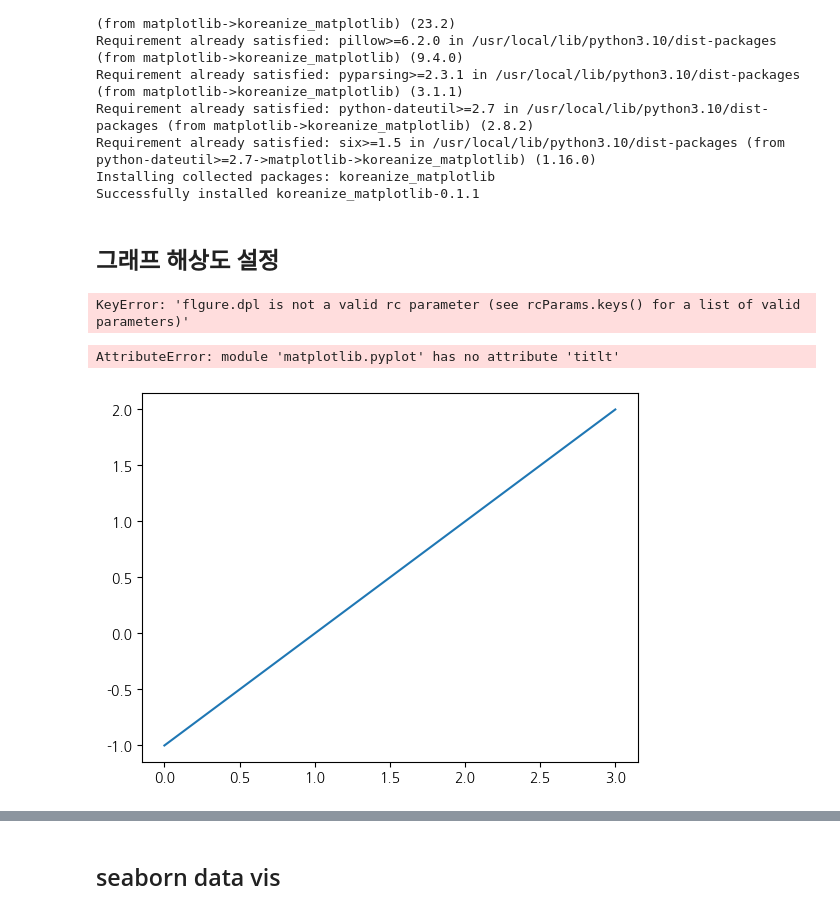
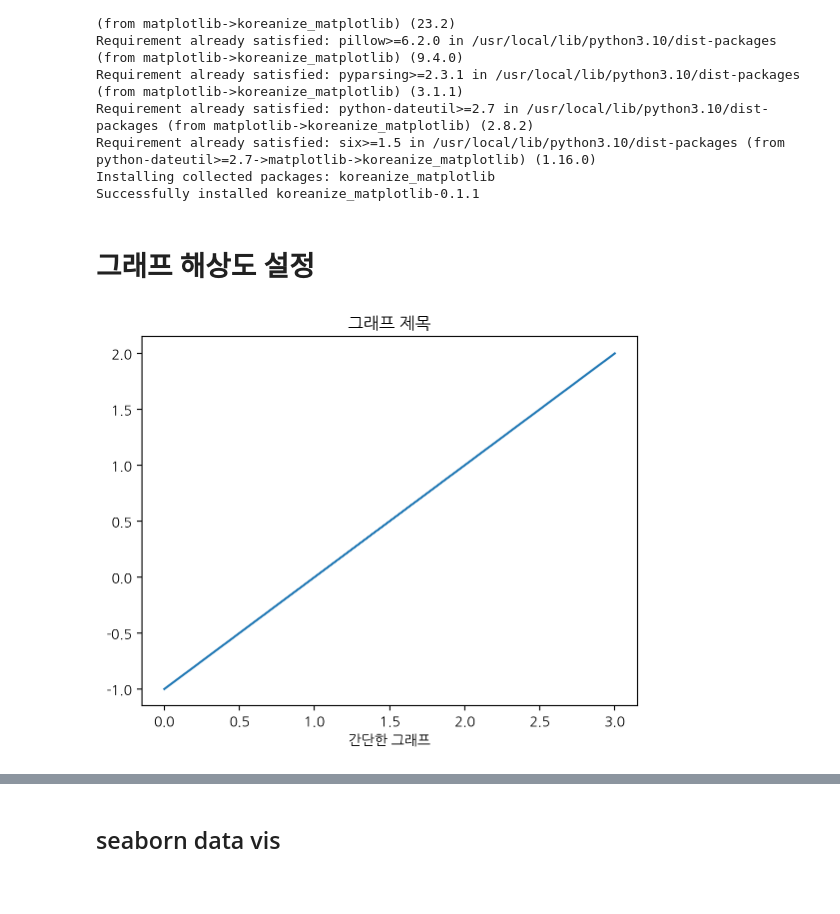
Before and after one commit to mgmg0429/2024-1-my-BDA, a Jupyter notebook: inclass/01w_0311_mon_bigdata_basic.ipynb, the cells around one changed output, grey strips where cells are left out. Drawn from its saved outputs; the diff is of its cells as text; code cells hidden in the pictures; blank space fills up the shorter version.

```diff
--- a/inclass/01w_0311_mon_bigdata_basic.ipynb
+++ b/inclass/01w_0311_mon_bigdata_basic.ipynb
@@ -48,11 +48,9 @@ Requirement already satisfied: six>=1.5 in /usr/local/lib/python3.10/dist-packag
 Installing collected packages: koreanize_matplotlib
 Successfully installed koreanize_matplotlib-0.1.1
 # %% [markdown]
-## 그래프 해상도 설정
+# 그래프 해상도 설정
 # %%
 import matplotlib.pyplot as plt
-plt.rcParams.update({'flgure.dpl' : '100'})
+plt.rcParams.update({'figure.dpi' : '100'})
-# %% [output]
-KeyError: 'flgure.dpl is not a valid rc parameter (see rcParams.keys() for a list of valid parameters)'
 # %%
 # 해상도 선명하게
@@ -60,14 +58,13 @@ KeyError: 'flgure.dpl is not a valid rc parameter (see rcParams.keys() for a lis
 # %%
 import matplotlib.pyplot as plt
 import koreanize_matplotlib
 
 plt.plot([-1, 0, 1, 2])
-plt.titlt('그래프 제목')
+plt.title('그래프 제목')
 plt.xlabel('간단한 그래프')
 plt.show()
 # %% [output]
-AttributeError: module 'matplotlib.pyplot' has no attribute 'titlt'
-[figure, old version]
+[figure, new version]
 # %%
 plt.plot(range(-20, 80), np.random.randn(100).cumsum(), 'r--')
 plt.title('한글 점검');
```
Also changed, not shown: parts of 9 cells of this notebook.
